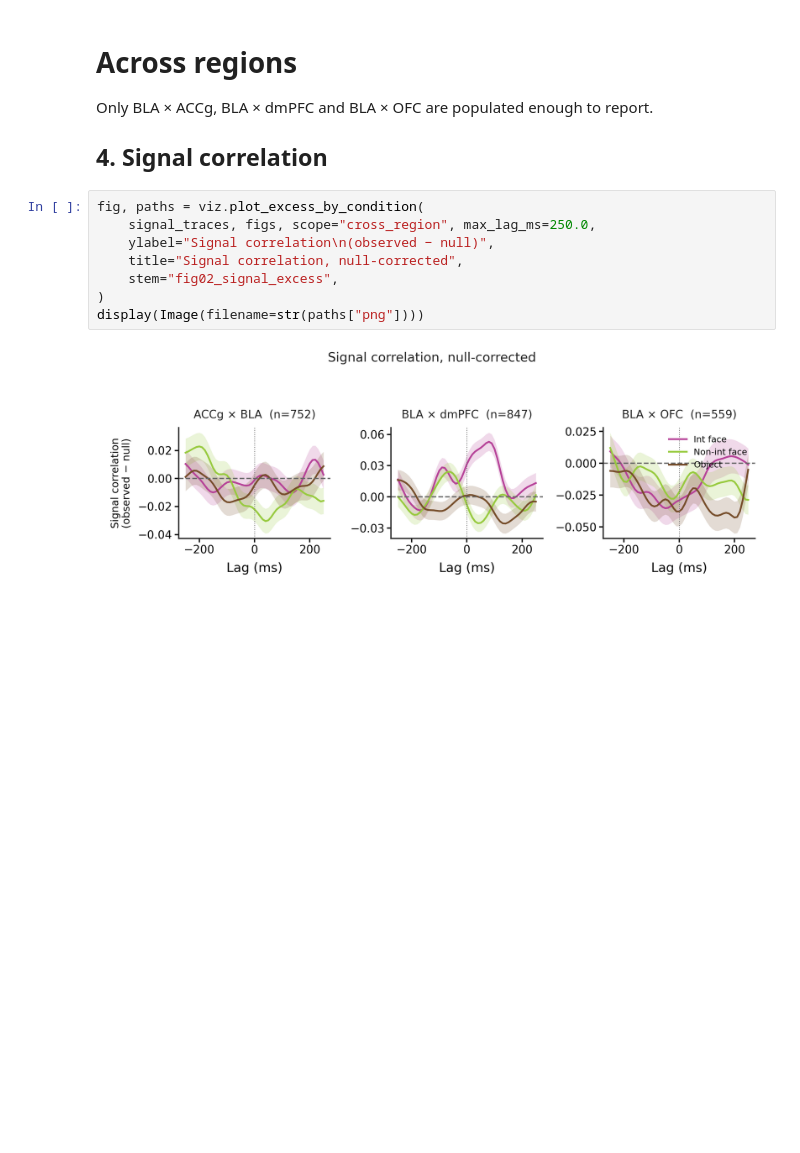
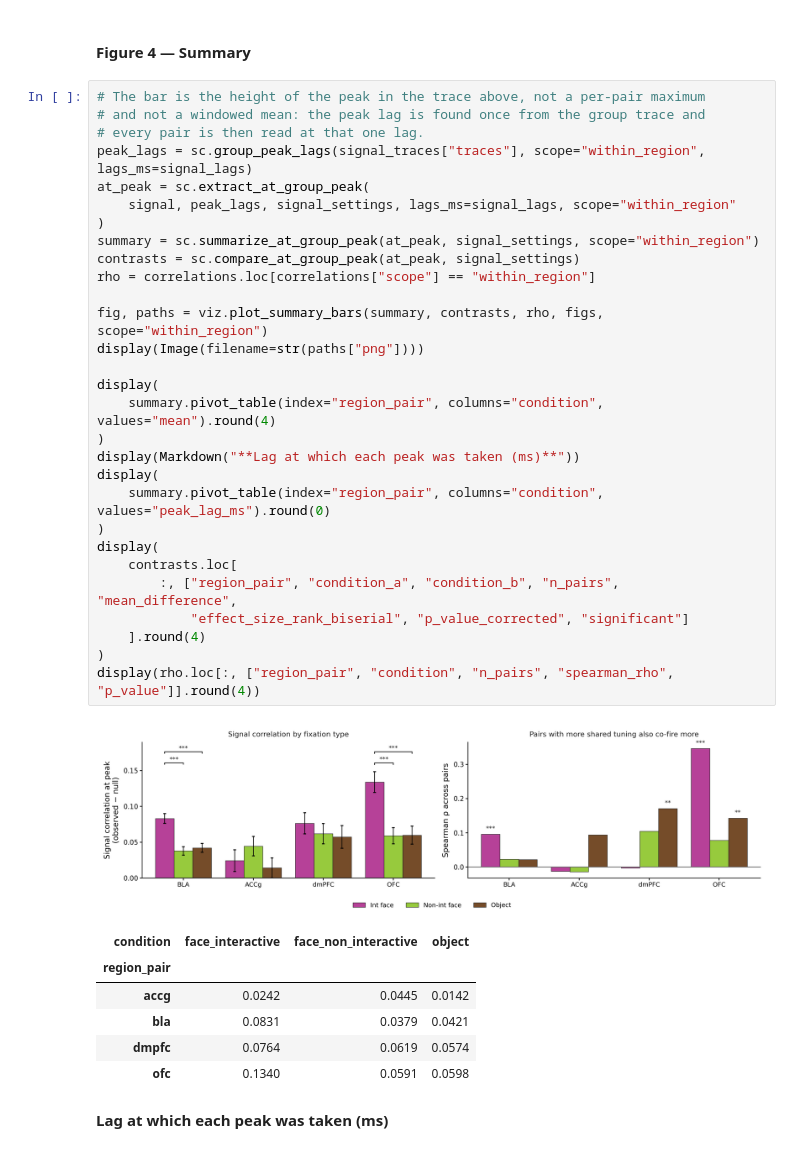
Before and after one commit to gprabaha/dal_monte_2022_analysis, a Jupyter notebook: notebooks/pair_correlation_overview/pair_correlation_overview.ipynb, the cells around one changed output. Cells and saved outputs as stored; diff of their text form; blank space fills up the shorter version.

```diff
--- a/notebooks/pair_correlation_overview/pair_correlation_overview.ipynb
+++ b/notebooks/pair_correlation_overview/pair_correlation_overview.ipynb
@@ -205,16 +284,40 @@ display(rho.loc[:, ["region_pair", "condition", "n_pairs", "spearman_rho", "p_va
 # %% [markdown]
-# Across regions
-
-Only BLA × ACCg, BLA × dmPFC and BLA × OFC are populated enough to report.
-
-## 4. Signal correlation
+#### Figure 4 — Summary
 # %%
-fig, paths = viz.plot_excess_by_condition(
-    signal_traces, figs, scope="cross_region", max_lag_ms=250.0,
-    ylabel="Signal correlation\n(observed − null)",
-    title="Signal correlation, null-corrected",
-    stem="fig02_signal_excess",
+# The bar is the height of the peak in the trace above, not a per-pair maximum
+# and not a windowed mean: the peak lag is found once from the group trace and
+# every pair is then read at that one lag.
+peak_lags = sc.group_peak_lags(signal_traces["traces"], scope="within_region", lags_ms=signal_lags)
+at_peak = sc.extract_at_group_peak(
+    signal, peak_lags, signal_settings, lags_ms=signal_lags, scope="within_region"
 )
+summary = sc.summarize_at_group_peak(at_peak, signal_settings, scope="within_region")
+contrasts = sc.compare_at_group_peak(at_peak, signal_settings)
+rho = correlations.loc[correlations["scope"] == "within_region"]
+
+fig, paths = viz.plot_summary_bars(summary, contrasts, rho, figs, scope="within_region")
 display(Image(filename=str(paths["png"])))
+
+display(
+    summary.pivot_table(index="region_pair", columns="condition", values="mean").round(4)
+)
+display(Markdown("**Lag at which each peak was taken (ms)**"))
+display(
+    summary.pivot_table(index="region_pair", columns="condition", values="peak_lag_ms").round(0)
+)
+display(
+    contrasts.loc[
+        :, ["region_pair", "condition_a", "condition_b", "n_pairs", "mean_difference",
+            "effect_size_rank_biserial", "p_value_corrected", "significant"]
+    ].round(4)
+)
+display(rho.loc[:, ["region_pair", "condition", "n_pairs", "spearman_rho", "p_value"]].round(4))
 # %% [output]
-[figure, old version]
+[figure, new version]
+| condition | face_interactive | face_non_interactive | object |
+| region_pair |  |  |  |
+| accg | 0.0242 | 0.0445 | 0.0142 |
+| bla | 0.0831 | 0.0379 | 0.0421 |
+| dmpfc | 0.0764 | 0.0619 | 0.0574 |
+| ofc | 0.1340 | 0.0591 | 0.0598 |
+**Lag at which each peak was taken (ms)**
```
Also changed, not shown: parts of 20 cells of this notebook, 5 other files.
